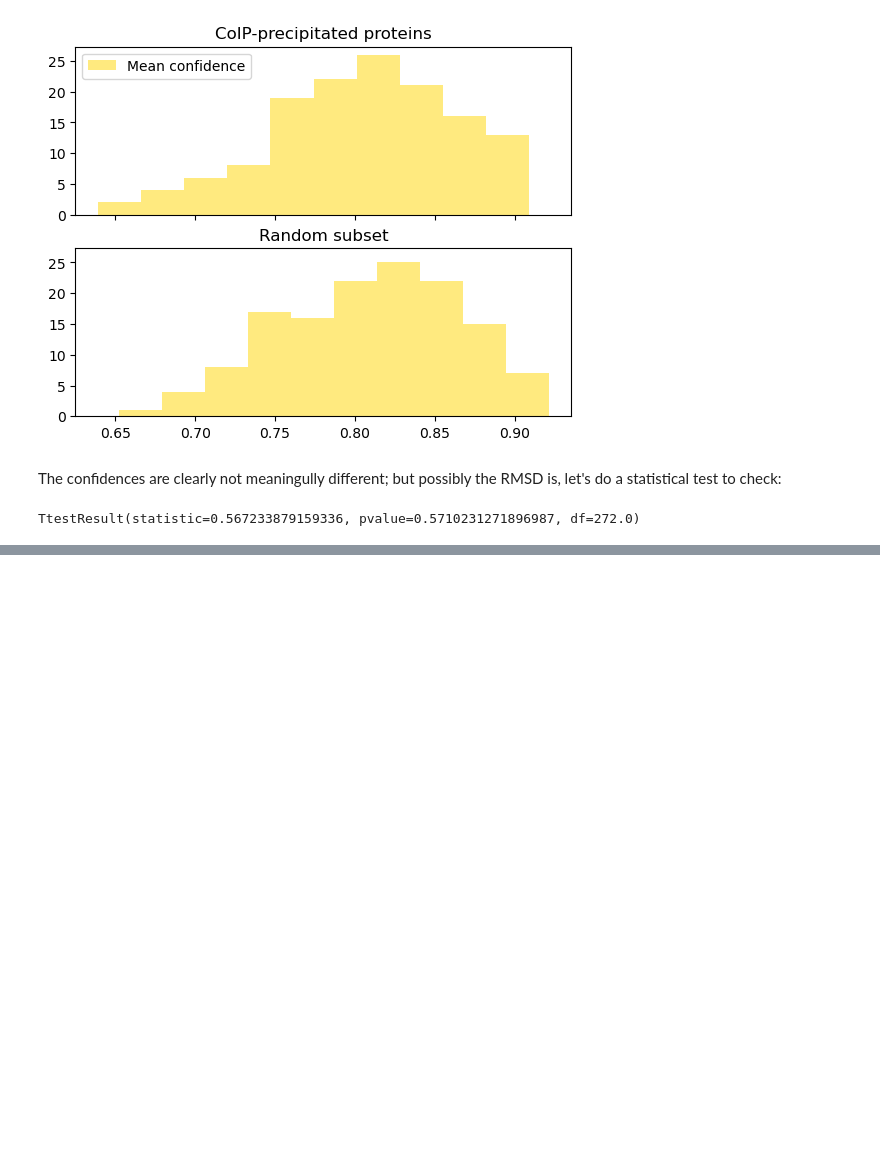
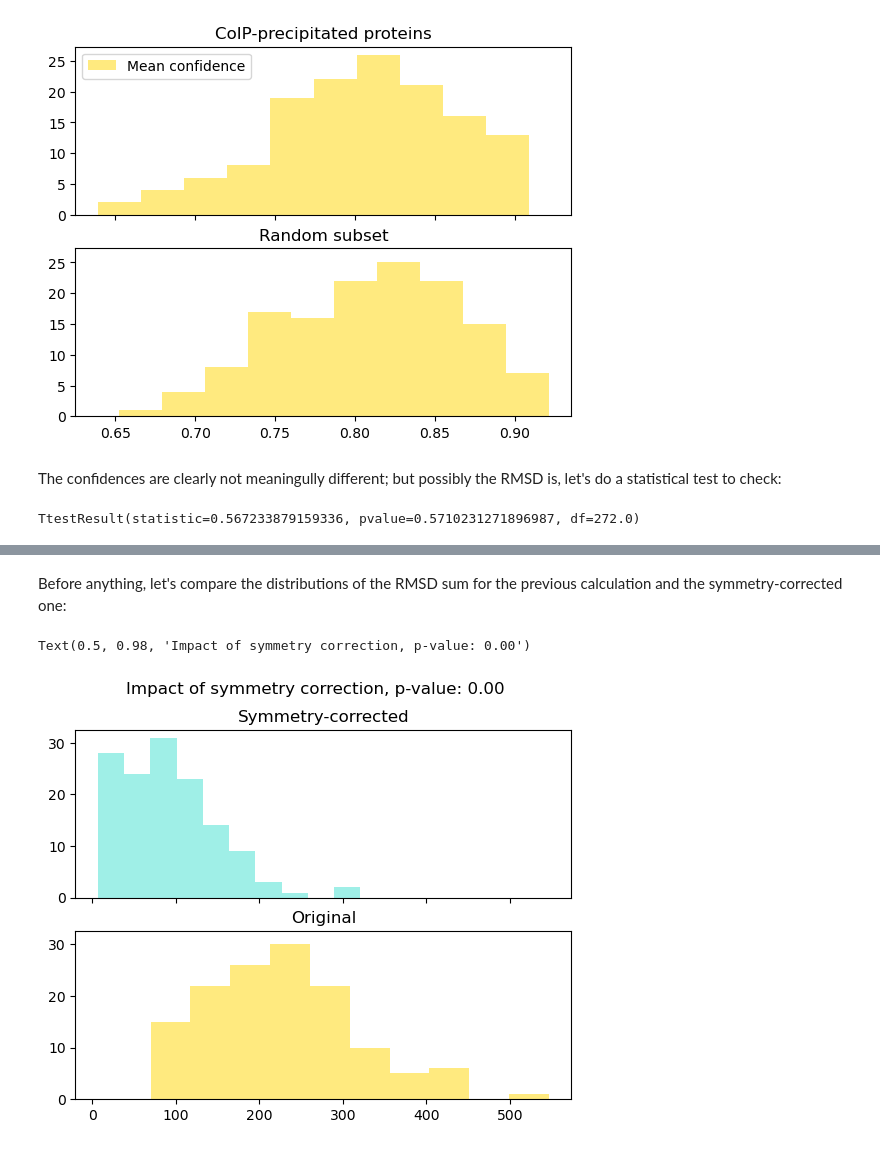
Before and after one commit to photosynthesharpe/alpha-utility, a Jupyter notebook: notebooks/coIP_vs_predicted.ipynb, the cells around one changed output, grey strips where cells are left out. Drawn from its saved outputs; the diff is of its cells as text; code cells hidden in the pictures; blank space fills up the shorter version.

Commit message:
Add symmetry correction for rubisco RMSD calculation

```diff
--- a/notebooks/coIP_vs_predicted.ipynb
+++ b/notebooks/coIP_vs_predicted.ipynb
@@ -199,0 +201,22 @@ TtestResult(statistic=0.567233879159336, pvalue=0.5710231271896987, df=272.0)
+# %%
+rmsd_summaries = {
+    'coIP': pd.read_csv('/mnt/research/Walker_Lab_Research/Serena_project_data/alpha_utility_data/data/anne/alphafold_outputs/30Apr2025_analysis_with_symmetry_rmsd_analysis.csv'),
+    'random': pd.read_csv('/mnt/research/Walker_Lab_Research/Serena_project_data/alpha_utility_data/data/anne/alphafold_outputs/16Jun2025_analysis_with_symmetry_rmsd_analysis.csv')
+}
+# %% [markdown]
+Before anything, let's compare the distributions of the RMSD sum for the previous calculation and the symmetry-corrected one:
+# %%
+fig, axs = plt.subplots(2, 1, sharex=True, sharey=True)
+
+axs[0].hist(rmsd_summaries['coIP']['rmsd_sum'], color='turquoise', alpha=0.5, label=stat)
+axs[0].set_title('Symmetry-corrected')
+
+axs[1].hist(to_plot.rmsdsum, color='gold', alpha=0.5, label=stat)
+axs[1].set_title('Original')
+
+pval = ttest_ind(rmsd_summaries['coIP']['rmsd_sum'], to_plot.rmsdsum).pvalue
+
+fig.suptitle(f'Impact of symmetry correction, p-value: {pval:.2f}')
+# %% [output]
+Text(0.5, 0.98, 'Impact of symmetry correction, p-value: 0.00')
+[figure, added]
```
Also changed, not shown: parts of 11 cells of this notebook, 2 other files.
